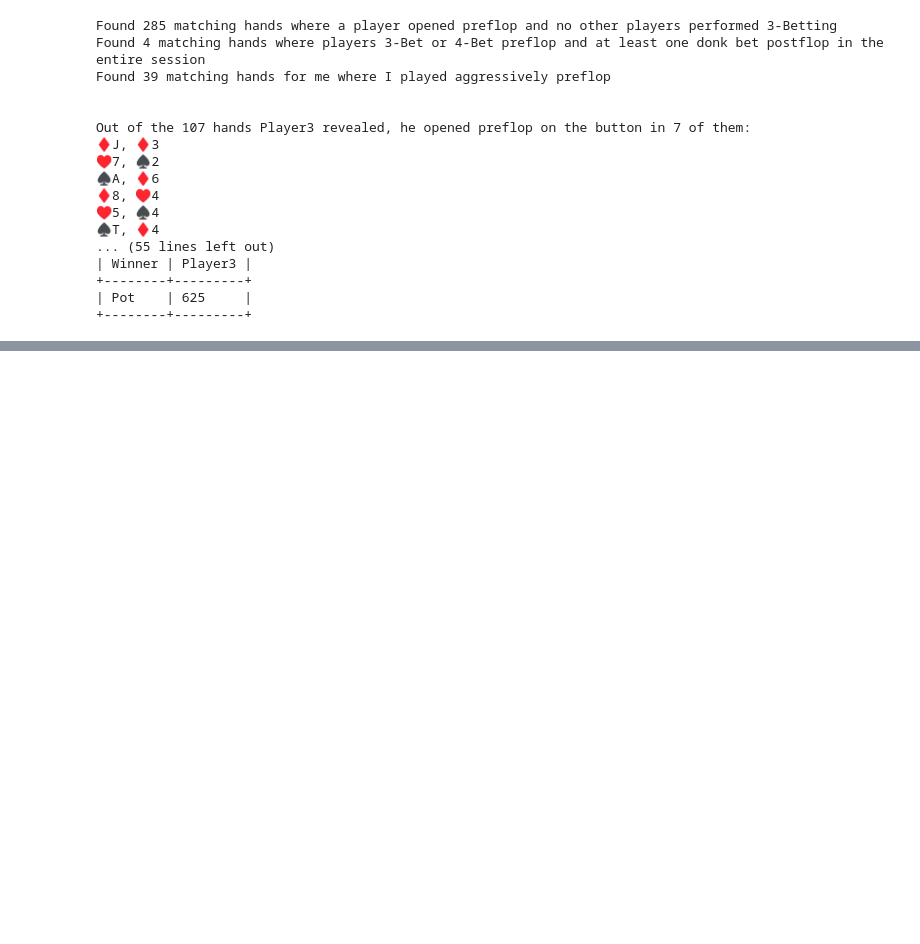
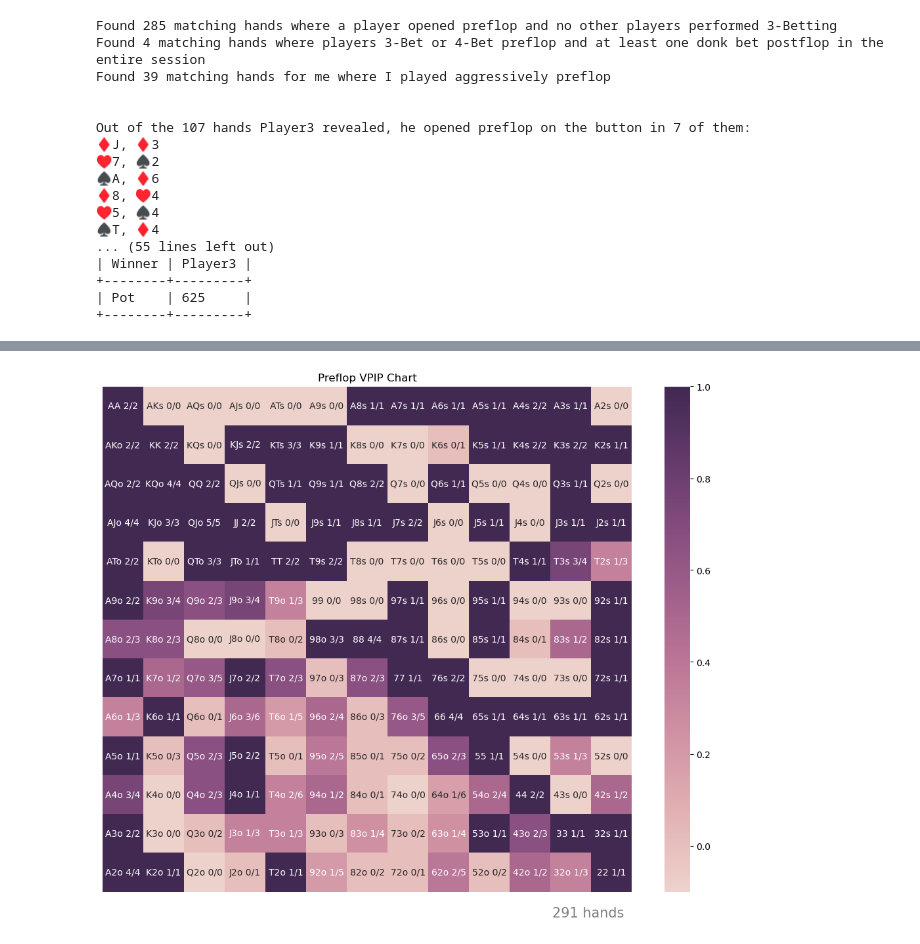
Before and after one commit to foster-chen/PNParser, a Jupyter notebook: main.ipynb, the cells around one changed output, grey strips where cells are left out. Cells and saved outputs as stored; diff of their text form; code cells hidden in the pictures; blank space fills up the shorter version.

```diff
--- a/main.ipynb
+++ b/main.ipynb
@@ -161,0 +169,5 @@ myself.hand_chart(found_hand_id_from_myself, show_frequency=True)
+# %%
+my_vpip_hands = myself.find_hands("Call|PFR|3-Bet|4-Bet|5-Bet|5-Bet+")
+myself.hand_chart(my_vpip_hands, show_frequency=True, title="Preflop VPIP Chart")
+# %% [output]
+[figure, added]
```
Also changed, not shown: parts of 6 cells of this notebook, 4 other files.
